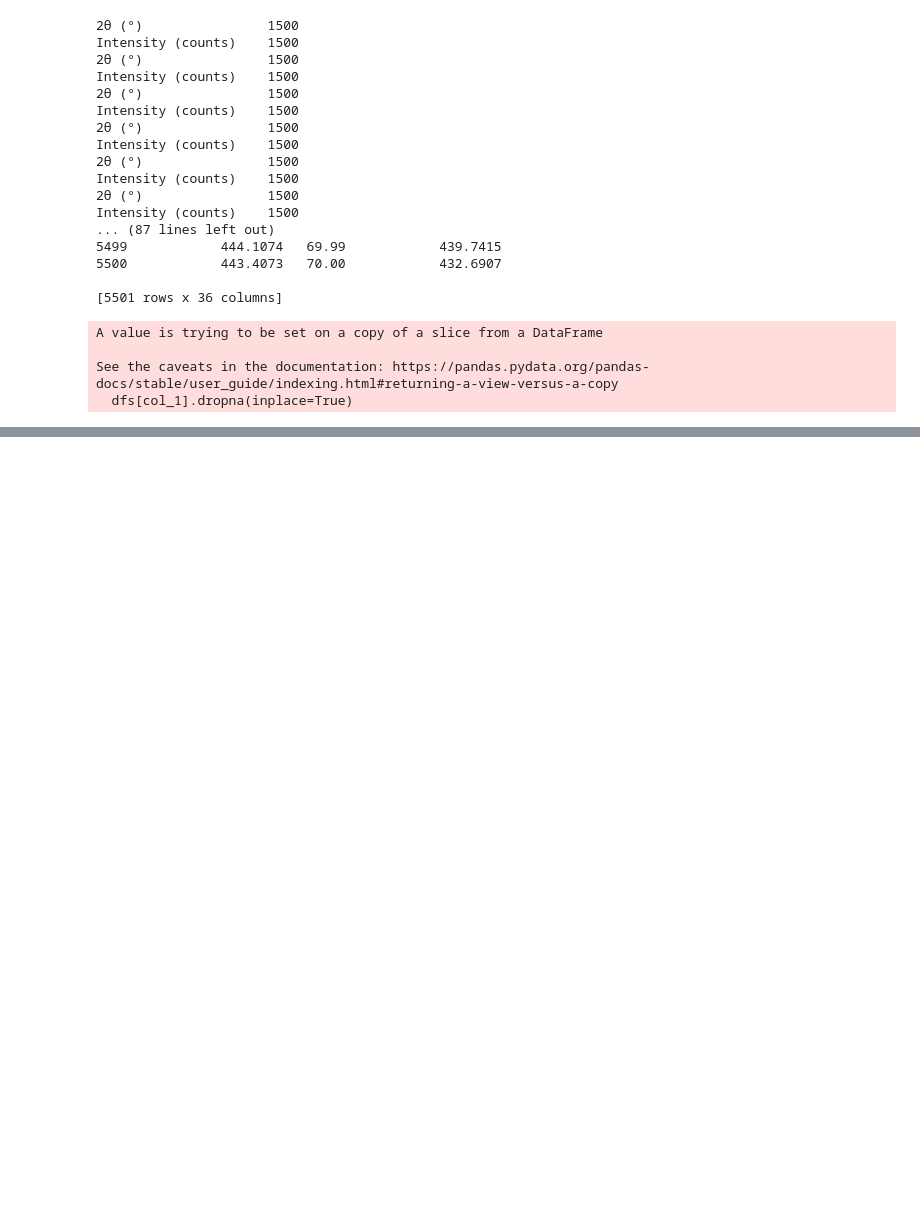
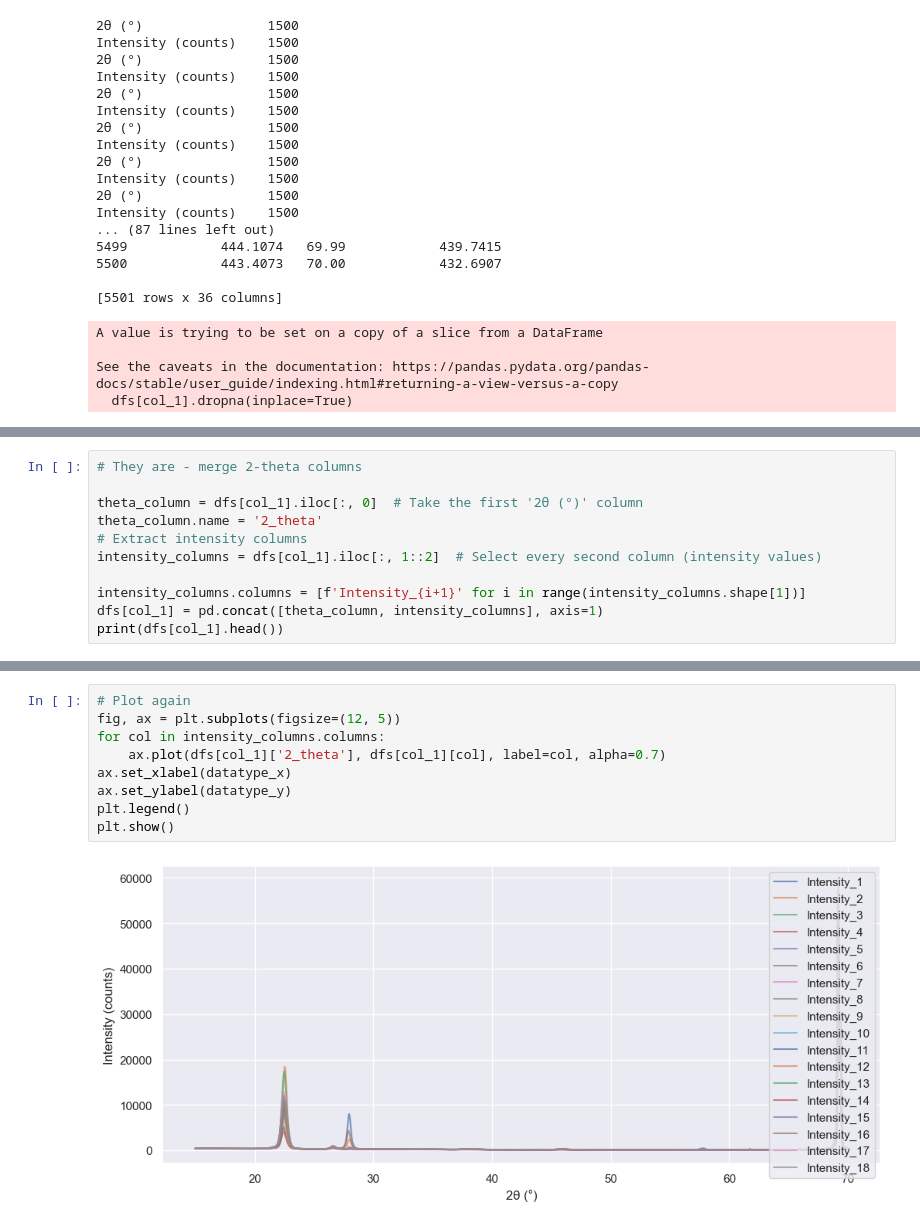
Before and after one commit to damiskov/AutoXRD, a Jupyter notebook: notebooks/experimental_data.ipynb, the cells around one changed output, grey strips where cells are left out. Saved outputs shown, nothing was run; the diff lists cells and outputs as text; blank space fills up the shorter version.

```diff
--- a/notebooks/experimental_data.ipynb
+++ b/notebooks/experimental_data.ipynb
@@ -126,0 +139,11 @@ Index([   0,    1,    2,    3,    4,    5,    6,    7,    8,    9,
+# %%
+# They are - merge 2-theta columns
+
+theta_column = dfs[col_1].iloc[:, 0]  # Take the first '2θ (°)' column
+theta_column.name = '2_theta'
+# Extract intensity columns
+intensity_columns = dfs[col_1].iloc[:, 1::2]  # Select every second column (intensity values)
+
+intensity_columns.columns = [f'Intensity_{i+1}' for i in range(intensity_columns.shape[1])]
+dfs[col_1] = pd.concat([theta_column, intensity_columns], axis=1)
+print(dfs[col_1].head())
@@ -126,0 +168,11 @@ Index([   0,    1,    2,    3,    4,    5,    6,    7,    8,    9,
+# %%
+# Plot again
+fig, ax = plt.subplots(figsize=(12, 5))
+for col in intensity_columns.columns:
+    ax.plot(dfs[col_1]['2_theta'], dfs[col_1][col], label=col, alpha=0.7)
+ax.set_xlabel(datatype_x)
+ax.set_ylabel(datatype_y)
+plt.legend()
+plt.show()
+# %% [output]
+[figure, added]
```
Also changed, not shown: parts of 10 cells of this notebook, 8 other files.
